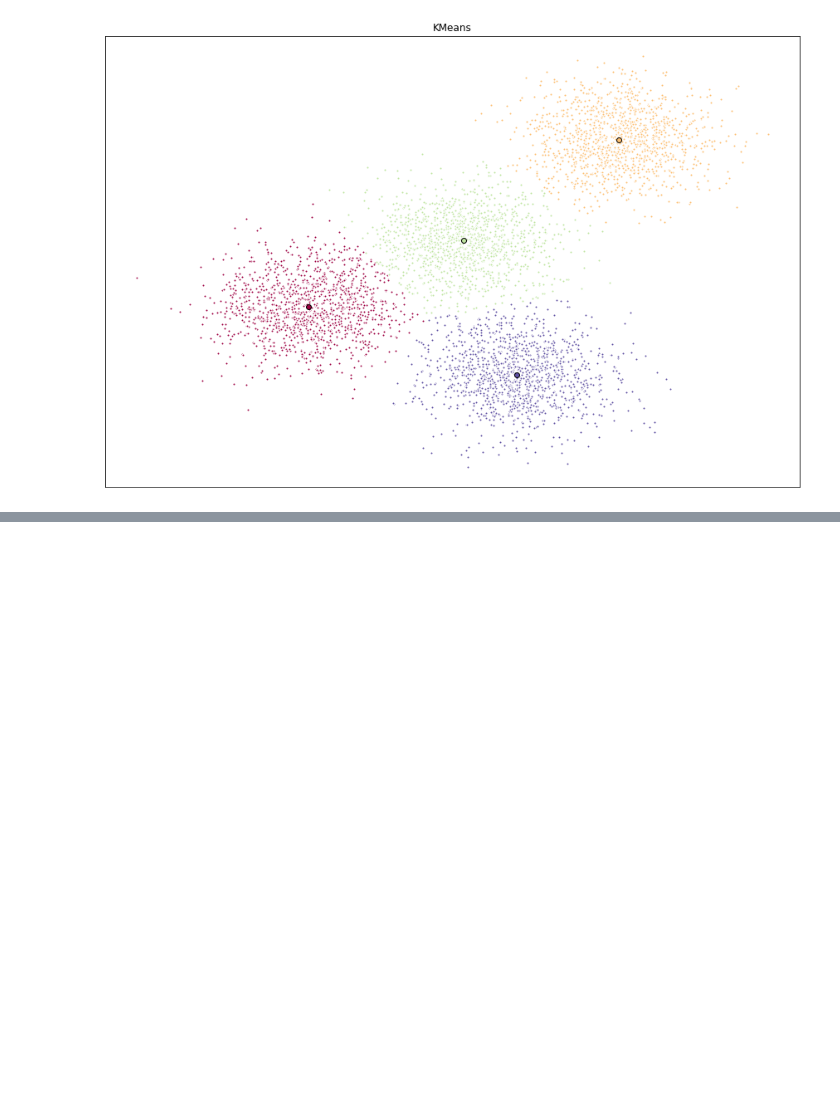
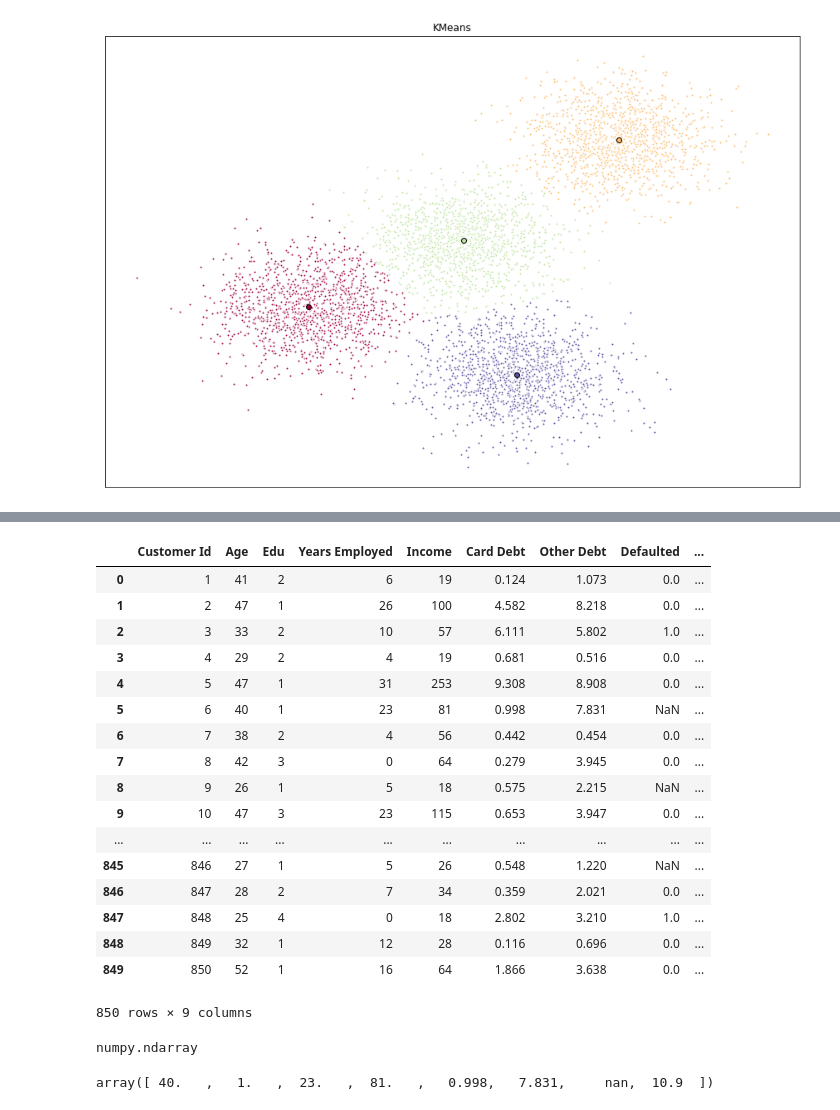
Before and after one commit to ArvindSai/Coursera-capstone-project, a Jupyter notebook: Clustering.ipynb, the cells around one changed output, grey strips where cells are left out. Drawn from its saved outputs; the diff is of its cells as text; code cells hidden in the pictures; blank space fills up the shorter version.

```diff
--- a/Clustering.ipynb
+++ b/Clustering.ipynb
@@ -235,0 +247,3 @@ plt.show()
+# %%
+customers_df = pd.read_csv('customer_segmentation.csv')
+customers_df.head()
@@ -235,0 +257,33 @@ plt.show()
+# %%
+# Lets drop the Address variable which is 'Categorical' and Euclidean distance is not applicabble
+customers_df = customers_df.drop('Address',axis=1)
+customers_df
+# %% [output]
+|  | Customer Id | Age | Edu | Years Employed | Income | Card Debt | Other Debt | Defaulted | ... |
+| 0 | 1 | 41 | 2 | 6 | 19 | 0.124 | 1.073 | 0.0 | ... |
+| 1 | 2 | 47 | 1 | 26 | 100 | 4.582 | 8.218 | 0.0 | ... |
+| 2 | 3 | 33 | 2 | 10 | 57 | 6.111 | 5.802 | 1.0 | ... |
+| 3 | 4 | 29 | 2 | 4 | 19 | 0.681 | 0.516 | 0.0 | ... |
+| 4 | 5 | 47 | 1 | 31 | 253 | 9.308 | 8.908 | 0.0 | ... |
+| 5 | 6 | 40 | 1 | 23 | 81 | 0.998 | 7.831 | NaN | ... |
+| 6 | 7 | 38 | 2 | 4 | 56 | 0.442 | 0.454 | 0.0 | ... |
+| 7 | 8 | 42 | 3 | 0 | 64 | 0.279 | 3.945 | 0.0 | ... |
+| 8 | 9 | 26 | 1 | 5 | 18 | 0.575 | 2.215 | NaN | ... |
+| 9 | 10 | 47 | 3 | 23 | 115 | 0.653 | 3.947 | 0.0 | ... |
+| ... | ... | ... | ... | ... | ... | ... | ... | ... | ... |
+| 845 | 846 | 27 | 1 | 5 | 26 | 0.548 | 1.220 | NaN | ... |
+| 846 | 847 | 28 | 2 | 7 | 34 | 0.359 | 2.021 | 0.0 | ... |
+| 847 | 848 | 25 | 4 | 0 | 18 | 2.802 | 3.210 | 1.0 | ... |
+| 848 | 849 | 32 | 1 | 12 | 28 | 0.116 | 0.696 | 0.0 | ... |
+| 849 | 850 | 52 | 1 | 16 | 64 | 1.866 | 3.638 | 0.0 | ... |
+850 rows × 9 columns
+# %%
+# Handle the NaN values before normalizing the features
+customers_df = customers_df.values[:,1:]
+type(customers_df)
+# %% [output]
+numpy.ndarray
+# %%
+customers_df[5,:]
+# %% [output]
+array([ 40.   ,   1.   ,  23.   ,  81.   ,   0.998,   7.831,     nan,  10.9  ])
```
Also changed, not shown: parts of 7 cells of this notebook.
